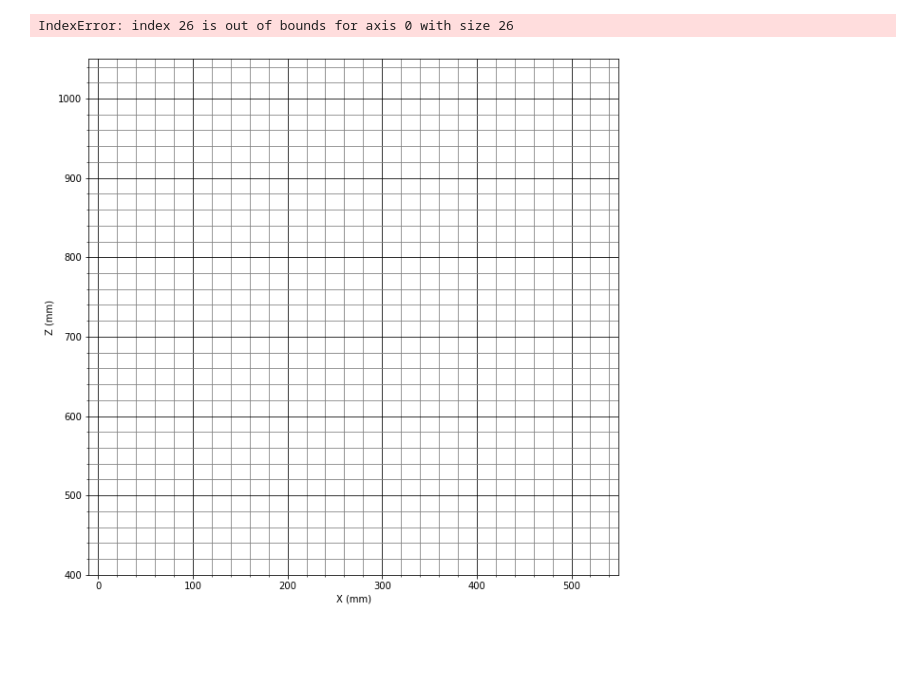
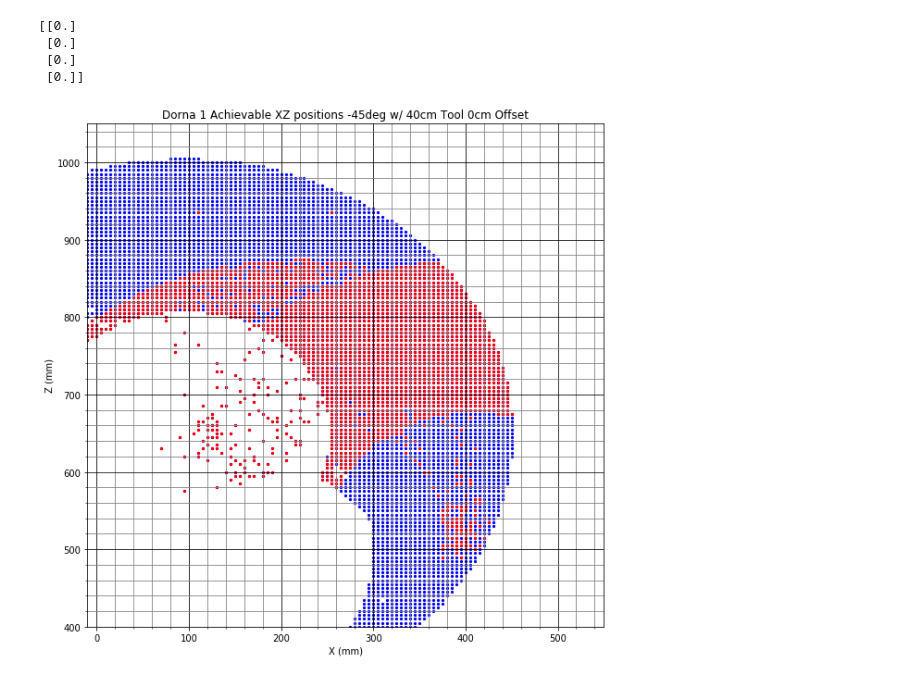
Before and after one commit to mbackasNuCurrent/Robotics, a Jupyter notebook: Python/findJointSpace.ipynb, the cells around one changed output. Cells and saved outputs as stored; diff of their text form; code cells hidden in the pictures; blank space fills up the shorter version.

```diff
--- a/Python/findJointSpace.ipynb
+++ b/Python/findJointSpace.ipynb
@@ -111,0 +117,6 @@ valid= 288 invalid= 517 tested 805 out of 806 [490, 0, 1200]
+# %%
+i=np.where(X==440)[0][0]
+j=0
+k=np.where(Z==840)[0][0]
+print(X[i],Y[j],Z[k])
+print(thetaMap[i][j][k])
@@ -178,7 +173,7 @@ for i in range(X.size):
                 xs.append(X[i])
                 zs.append(Z[k])
 for i in range(len(zs)):
-    zs[i]=zs[i]
+    zs[i]=zs[i]-200
 plt.scatter(xs,zs,s=5,color='gray')
 plt.title("Dorna 1 Achievable XZ positions w/ 40cm Tool, No Offset")
 plt.savefig("XZ_SpatialFreedom40cmTool.png")
@@ -211,0 +187,29 @@ valid= 198 invalid= 607 tested 805 out of 806 [490, 0, 1200]
+# %%
+# instantiate loop variables
+validTheta = np.zeros((xs.size, 1, 1)); # indicates presence of solution at each test point
+print(zs.size*xs.size)
+# thetaMap = [[[np.ones((5,1))*-99 for i in zs] for j in range(1)] for k in xs];
+# print(thetaMap)
+valCount=0
+invalCount = 0
+totCount=0
+lastValTheta = np.zeros((len(S[0]),1)) #stores last ik solution
+j=0
+for i in range(xs.size):
+    for k in range(1):
+        print("valid=",valCount,"invalid=",invalCount,"tested",totCount,"out of",xs.size*zs.size,[xs[i],zs[i]])
+        totCount+=1
+        goalPos = np.array([[xs[i],0,zs[i]]]).transpose();
+        goalT = toPose(goalRot,goalPos);
+        thetaMat,norm = findIK(goalT, S,M,max_iter=100);
+        if(len(thetaMat)>0):
+            print(len(thetaMat))
+#                 print(thetaMat,"\n")
+            valCount+=1
+            lastValTheta=thetaMat[0]
+            validTheta[i,j,k]=len(thetaMat)
+#             print(thetaMat)
+#             thetaMap[i][j][k]=thetaMat;
+        else:
+            invalCount+=1
+            print(norm)
@@ -212,38 +234,45 @@ valid= 198 invalid= 607 tested 805 out of 806 [490, 0, 1200]
+# %%
+print(thetaMap[i,j,k,:])
+# %% [output]
+[[0.]
+ [0.]
+ [0.]
+ [0.]]
 # %%
-# %store validThetaMinus45
-# %store -r validThetaMinus45
+validTheta45 = validTheta
+# %store validTheta45
+%store -r validTheta45
 # %%
 import matplotlib.pyplot as plt
 plt.figure(figsize=(10,10))
 plt.minorticks_on()
 plt.grid(b=True, which='major', color='black', linestyle='-')
 plt.grid(b=True, which='minor', color='gray', linestyle='-')
 plt.xlim(-10,550)
 plt.ylim(400,1050)
 plt.xlabel('X (mm)')
 plt.ylabel('Z (mm)')
 xs45=[]
 zs45=[]
 for i in range(xs.size):
-    if(validThetaMinus45[i,0,0]>0):
+    if(validTheta45[i,0,0]>0):
         xs45.append(xs[i])
         zs45.append(zs[i])
 for i in range(len(zs45)):
     zs45[i]=zs45[i]
 plt.scatter(xs,zs,s=5,color='blue')
 plt.scatter(xs45,zs45,s=5,color='red')
 def split(l1,l2):
     same=[]
     foundSame = np.zeros((len(l1),len(l2)))
     for i in range(len(ll)):
         for j in range(len(l2)):
             if(l1[i]==l2[j]):
                 same.append(l1[i])
                 foundSame[i,j]=1
     return same
 
 plt.title("Dorna 1 Achievable XZ positions -45deg w/ 40cm Tool 0cm Offset")
 plt.savefig("XZ_SpatialFreedomMinus45degWith0cmOffset40cmTool.png")
 # %% [output]
-IndexError: index 26 is out of bounds for axis 0 with size 26
-[figure, old version]
+[figure, new version]
```
Also changed, not shown: parts of 22 cells of this notebook, 3 other files.
